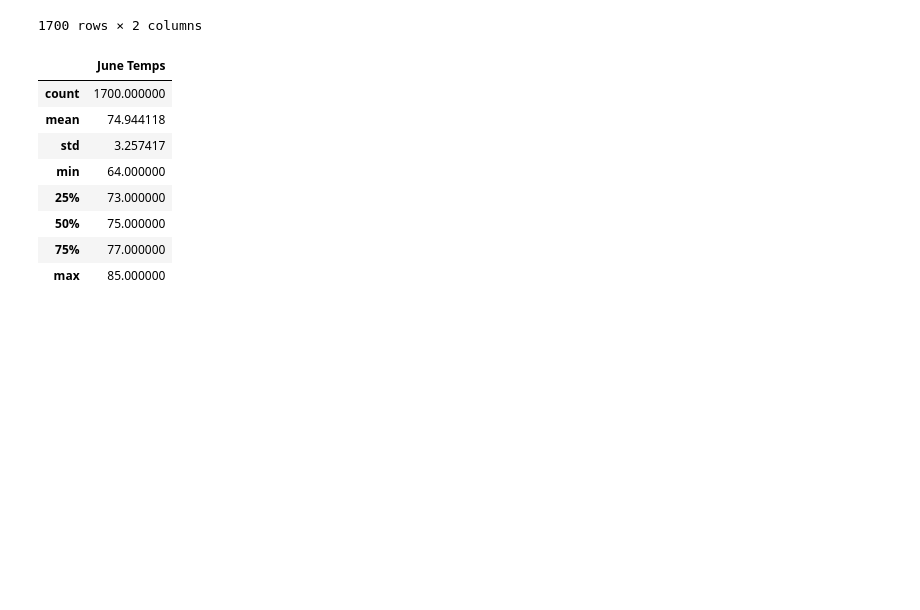
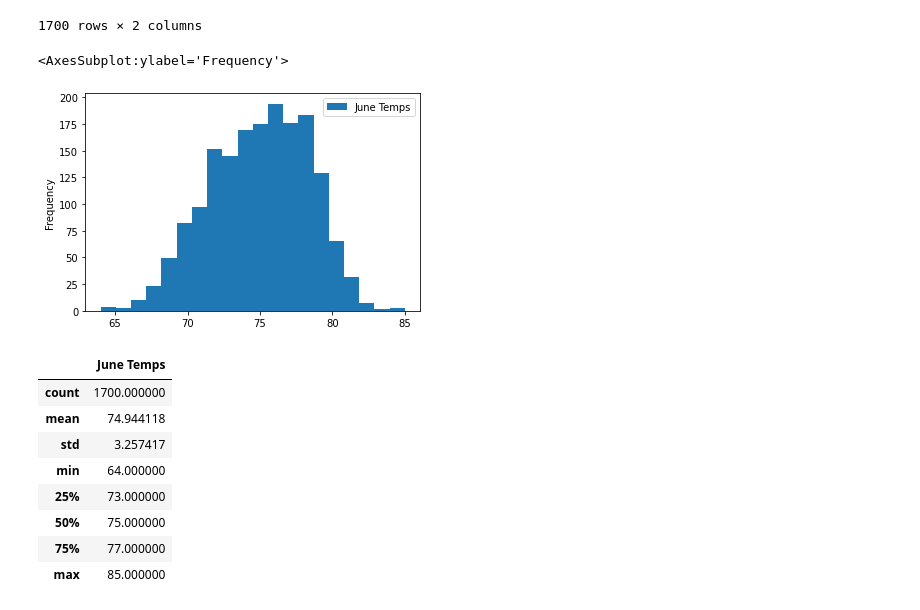
Before and after one commit to renee-tala/surfs_up, a Jupyter notebook: SurfsUp_Challenge.ipynb, the cells around one changed output. Drawn from its saved outputs; the diff is of its cells as text; code cells hidden in the pictures; blank space fills up the shorter version.

```diff
--- a/SurfsUp_Challenge.ipynb
+++ b/SurfsUp_Challenge.ipynb
@@ -53,6 +53,11 @@ june_df
 | 1698 | 2017-06-29 | 76.0 |
 | 1699 | 2017-06-30 | 75.0 |
 1700 rows × 2 columns
+# %%
+june_df.plot.hist(bins=20)
+# %% [output]
+<AxesSubplot:ylabel='Frequency'>
+[figure, added]
 # %%
 # 5. Calculate and print out the summary statistics for the June temperature DataFrame.
 june_df.describe()
```
Also changed, not shown: parts of 1 cell of this notebook, 2 other files.
